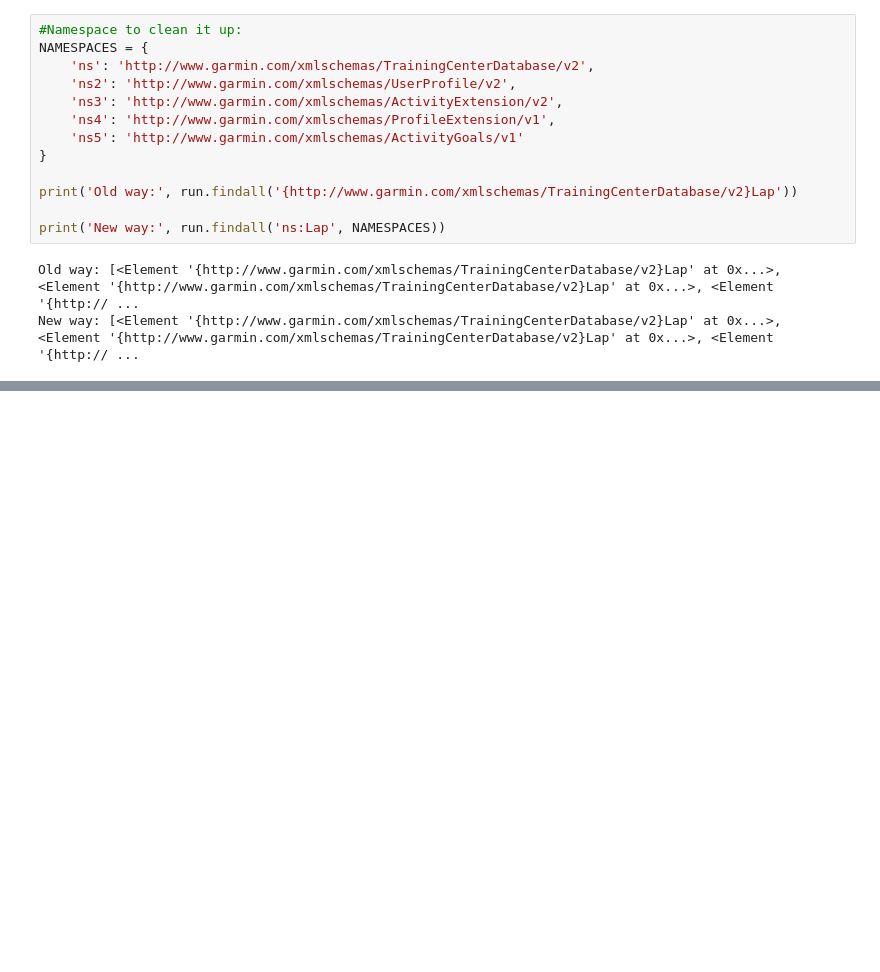
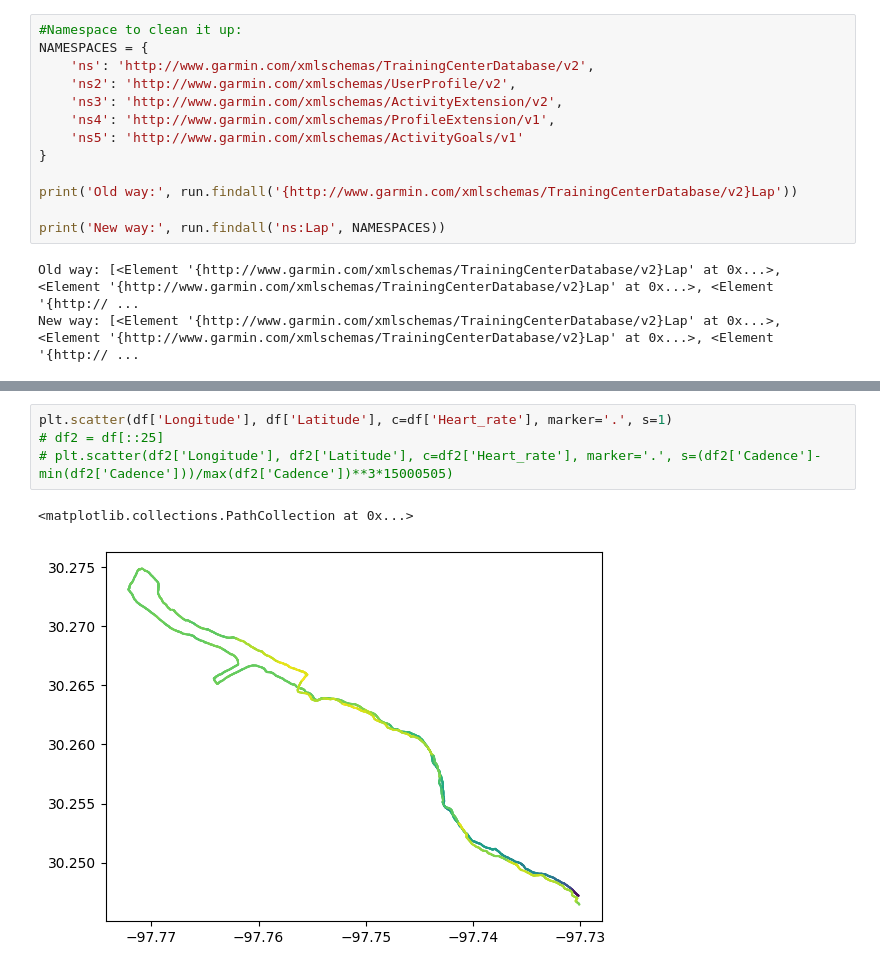
Before and after one commit to Elliot-Bl/GarminTCXtoCSV, a Jupyter notebook: parse garmin.ipynb, the cells around one changed output, grey strips where cells are left out. Cells and saved outputs as stored; diff of their text form; blank space fills up the shorter version.

```diff
--- a/parse garmin.ipynb
+++ b/parse garmin.ipynb
@@ -195,0 +179,7 @@ print(dt_to_secs(df2['Time'][4]))
+# %%
+plt.scatter(df['Longitude'], df['Latitude'], c=df['Heart_rate'], marker='.', s=1)
+# df2 = df[::25]
+# plt.scatter(df2['Longitude'], df2['Latitude'], c=df2['Heart_rate'], marker='.', s=(df2['Cadence']-min(df2['Cadence']))/max(df2['Cadence'])**3*15000505)
+# %% [output]
+<matplotlib.collections.PathCollection at 0x...>
+[figure, added]
```
Also changed, not shown: parts of 15 cells of this notebook, 1 other file.
